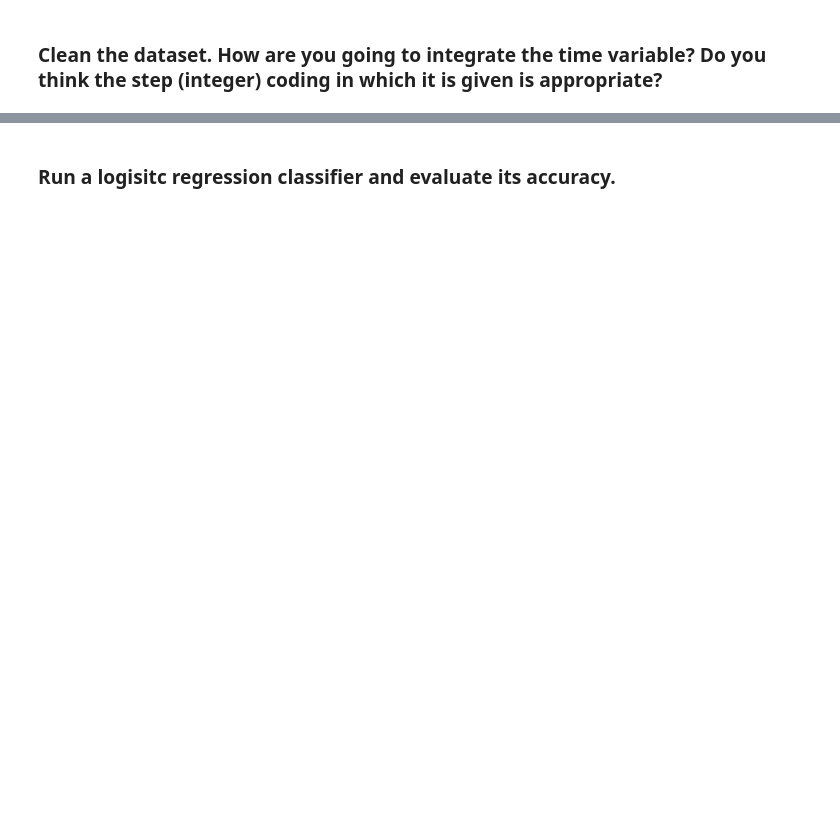
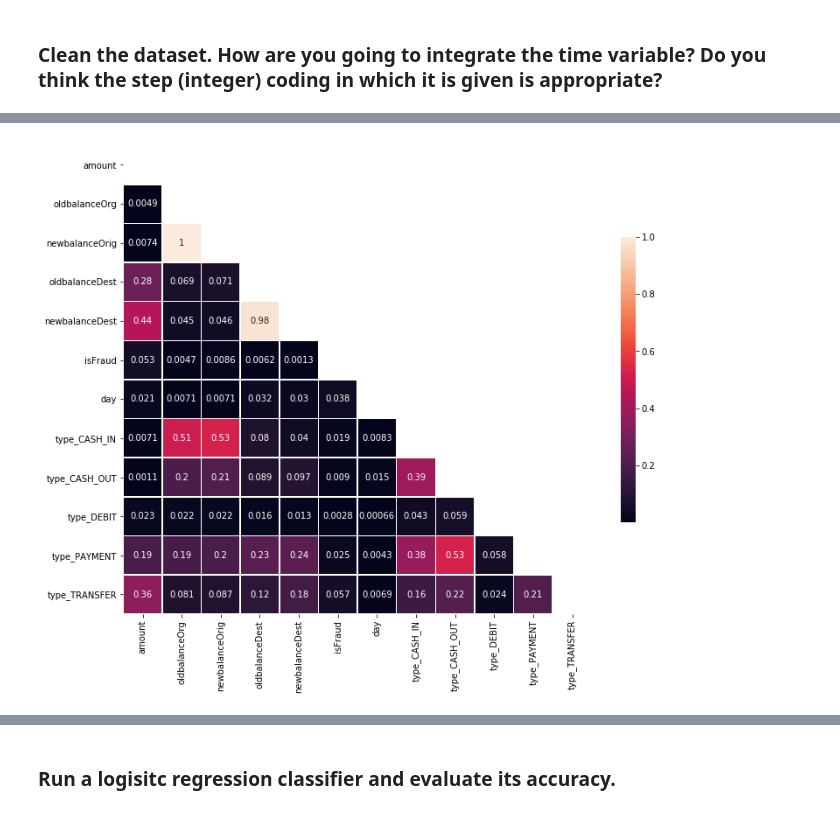
Before and after one commit to ta-data-lis/lab-imbalance, a Jupyter notebook: your-code/lab_imbalance.ipynb, the cells around one changed output, grey strips where cells are left out. Cells and saved outputs as stored; diff of their text form; code cells hidden in the pictures; blank space fills up the shorter version.

```diff
--- a/your-code/lab_imbalance.ipynb
+++ b/your-code/lab_imbalance.ipynb
@@ -21,0 +85,8 @@ Like we disussed in class, when we have noisy data, if we are not careful, we ca
+# %%
+# 24 steps = 1 dia
+def time_hours(hour):
+    return round(hour/24,2)
+
+
+data_fraud["day"] = data_fraud["step"].apply(time_hours)
+data_fraud.head()
@@ -21,0 +100,6 @@ Like we disussed in class, when we have noisy data, if we are not careful, we ca
+# %%
+data_fraud.drop(columns=["step"], inplace=True)
+# %%
+# parece-me fazer sentido One-Hot Encoding no Type column
+data_fraud = pd.get_dummies(data_fraud, columns=["type"])
+data_fraud.head()
@@ -21,0 +113,26 @@ Like we disussed in class, when we have noisy data, if we are not careful, we ca
+# %%
+data_fraud["isFlaggedFraud"].value_counts()  # sempre 0, por isso é drop
+
+data_fraud.drop(columns=["isFlaggedFraud"], inplace=True)
+# %%
+# correlation matrix
+
+corr = np.abs(data_fraud.corr())
+
+# mask (for triangle representation)
+mask = np.zeros_like(corr, dtype=np.bool)
+mask[np.triu_indices_from(mask)] = True
+
+# costruir a figura matplotlib
+f, ax = plt.subplots(figsize=(12,12))
+# gerar diverging colormap
+cmap = sns.diverging_palette(220,10,as_cmap=True)
+# desenhar heatmap com a mask e corrigir aspect ratio
+sns.heatmap(corr, mask=mask, vmax=1, square=True, linewidths=.5, cbar_kws={"shrink": .5}, annot=corr)
+
+plt.show()
+
+
+# nota: talvez normalizar fosse boa opção (mas não quero mexer nos valores das transações)
+# %% [output]
+[figure, added]
```
Also changed, not shown: parts of 17 cells of this notebook.
